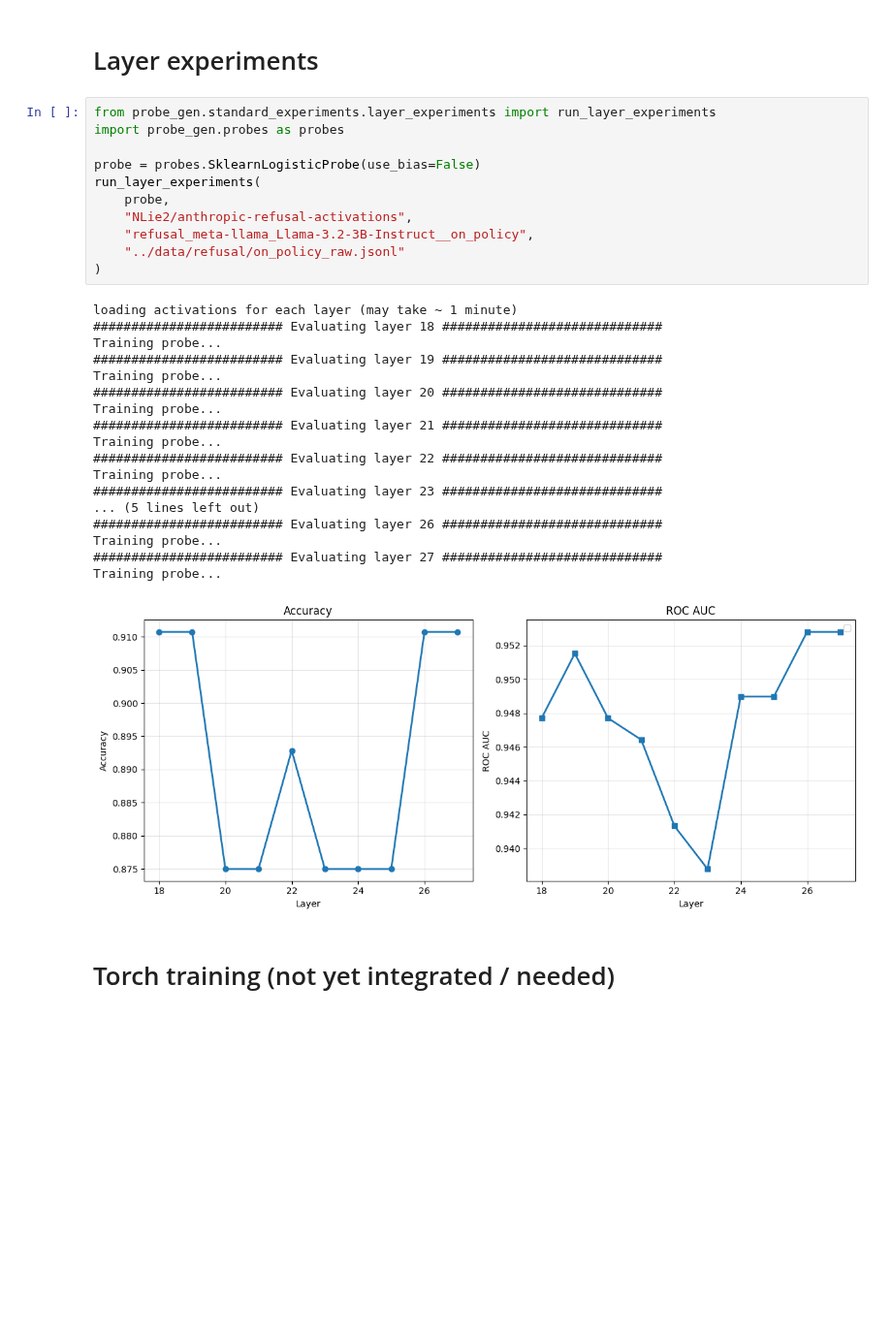
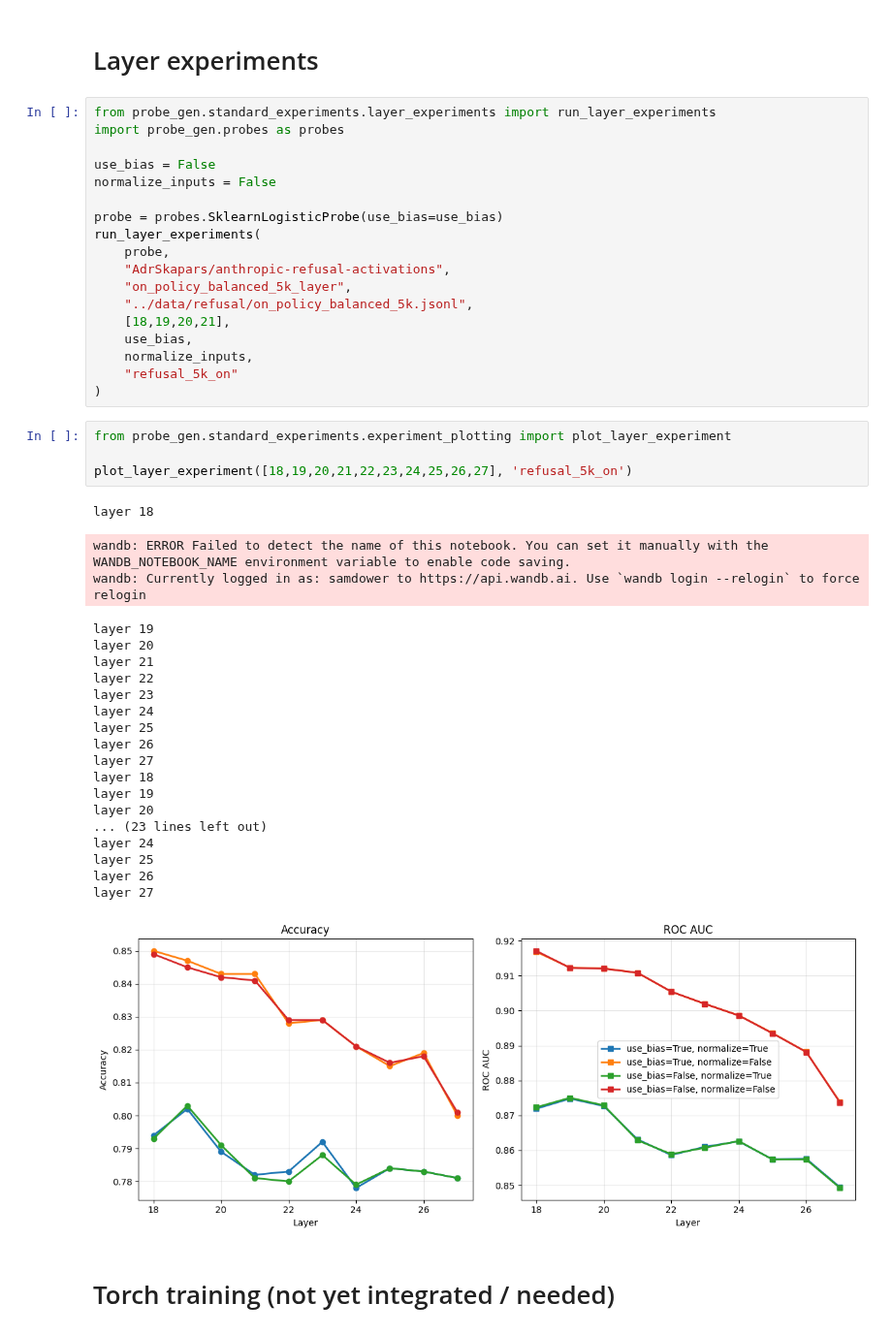
Before and after one commit to SamDower/LASR-probe-gen, a Jupyter notebook: notebooks/TrainProbe.ipynb, the cells around one changed output. Shown at 97% size. Saved outputs shown, nothing was run; the diff lists cells and outputs as text; blank space fills up the shorter version.

```diff
--- a/notebooks/TrainProbe.ipynb
+++ b/notebooks/TrainProbe.ipynb
@@ -118,32 +129,46 @@ plot_roc_curves(
 from probe_gen.standard_experiments.layer_experiments import run_layer_experiments
 import probe_gen.probes as probes
 
-probe = probes.SklearnLogisticProbe(use_bias=False)
+use_bias = False
+normalize_inputs = False
+
+probe = probes.SklearnLogisticProbe(use_bias=use_bias)
 run_layer_experiments(
     probe,
-    "NLie2/anthropic-refusal-activations",
-    "refusal_meta-llama_Llama-3.2-3B-Instruct__on_policy",
-    "../data/refusal/on_policy_raw.jsonl"
+    "AdrSkapars/anthropic-refusal-activations",
+    "on_policy_balanced_5k_layer",
+    "../data/refusal/on_policy_balanced_5k.jsonl",
+    [18,19,20,21],
+    use_bias,
+    normalize_inputs,
+    "refusal_5k_on"
 )
-# %% [output]
-loading activations for each layer (may take ~ 1 minute)
-######################### Evaluating layer 18 #############################
-Training probe...
-######################### Evaluating layer 19 #############################
-Training probe...
-######################### Evaluating layer 20 #############################
-Training probe...
-######################### Evaluating layer 21 #############################
-Training probe...
-######################### Evaluating layer 22 #############################
-Training probe...
-######################### Evaluating layer 23 #############################
-... (5 lines left out)
-######################### Evaluating layer 26 #############################
-Training probe...
-######################### Evaluating layer 27 #############################
-Training probe...
-[figure, removed]
+# %%
+from probe_gen.standard_experiments.experiment_plotting import plot_layer_experiment
+
+plot_layer_experiment([18,19,20,21,22,23,24,25,26,27], 'refusal_5k_on')
+# %% [output]
+layer 18
+wandb: ERROR Failed to detect the name of this notebook. You can set it manually with the WANDB_NOTEBOOK_NAME environment variable to enable code saving.
+wandb: Currently logged in as: samdower to https://api.wandb.ai. Use `wandb login --relogin` to force relogin
+layer 19
+layer 20
+layer 21
+layer 22
+layer 23
+layer 24
+layer 25
+layer 26
+layer 27
+layer 18
+layer 19
+layer 20
+... (23 lines left out)
+layer 24
+layer 25
+layer 26
+layer 27
+[figure, added]
 # %% [markdown]
 # Torch training (not yet integrated / needed)
 # %%
```
Also changed, not shown: parts of 5 cells of this notebook, 6 other files.
